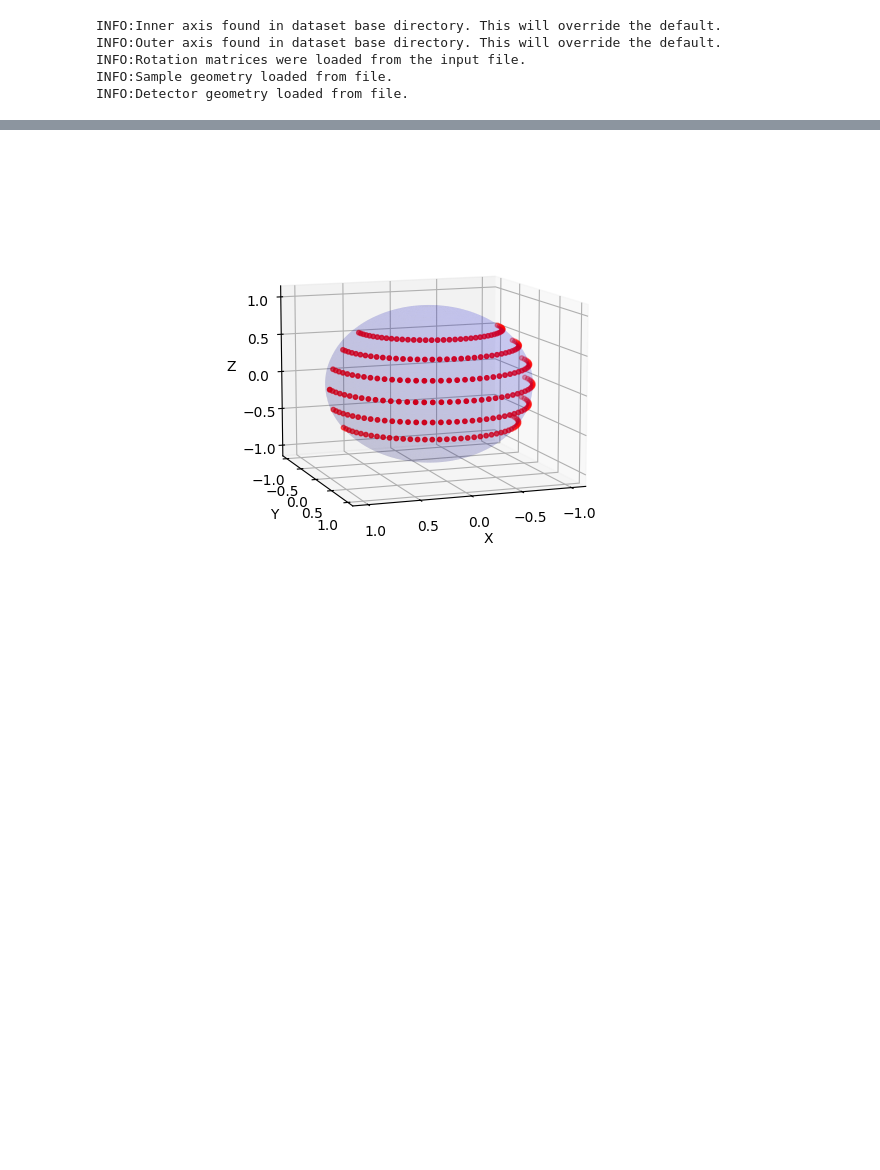
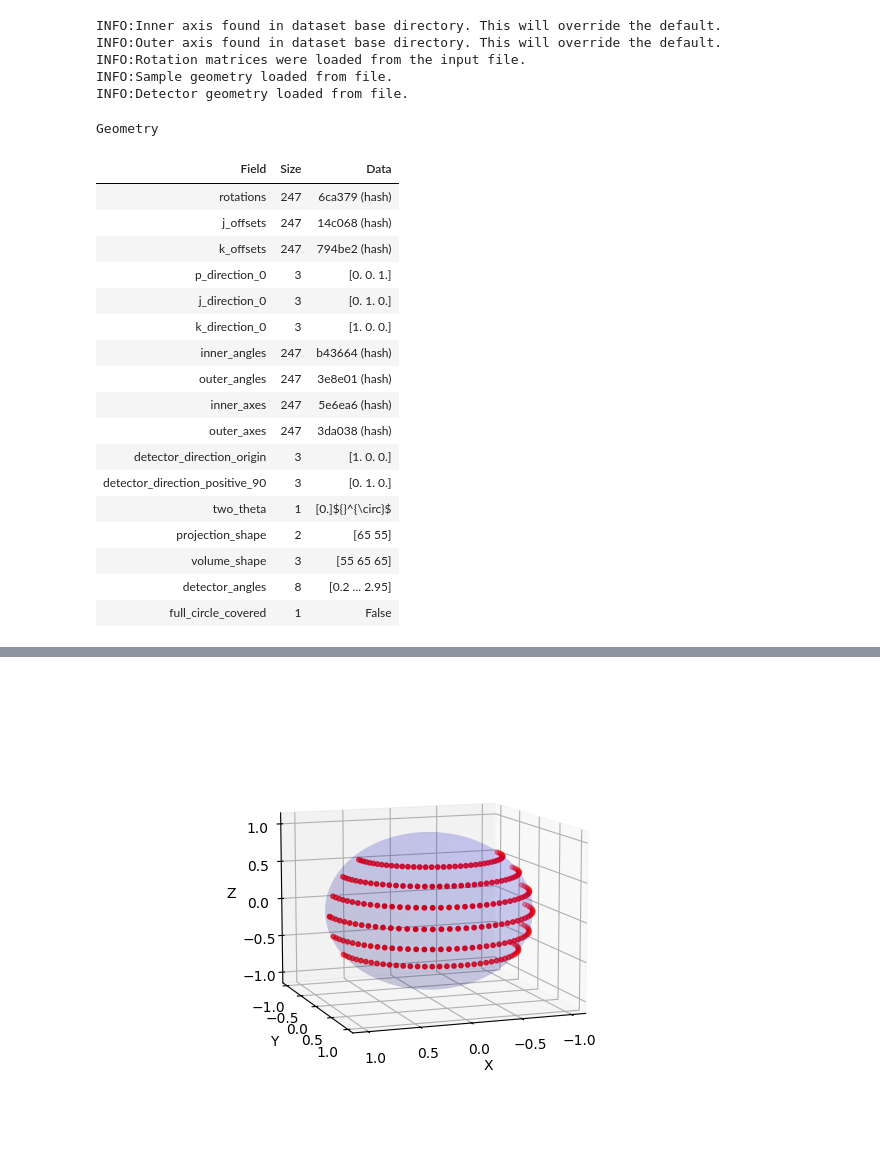
Before and after one commit to lfbarba/smartt, a Jupyter notebook: sici/bone-forward.ipynb, the cells around one changed output, grey strips where cells are left out. Drawn from its saved outputs; the diff is of its cells as text; code cells hidden in the pictures; blank space fills up the shorter version.

```diff
--- a/sici/bone-forward.ipynb
+++ b/sici/bone-forward.ipynb
@@ -24,8 +35,29 @@ INFO:Detector geometry loaded from file.
 # %%
 #save copy of origial geometry
 projections = dc.projections
 dc_copy = copy.deepcopy(dc)
 geometry_real = dc_copy.geometry
 rotations_real = dc_copy.geometry.rotations
 joff = dc_copy.geometry.j_offsets
 koff = dc_copy.geometry.k_offsets
+geometry_real
+# %% [output]
+Geometry
+| Field | Size | Data |
+| rotations | 247 | 6ca379 (hash) |
+| j_offsets | 247 | 14c068 (hash) |
+| k_offsets | 247 | 794be2 (hash) |
+| p_direction_0 | 3 | [0. 0. 1.] |
+| j_direction_0 | 3 | [0. 1. 0.] |
+| k_direction_0 | 3 | [1. 0. 0.] |
+| inner_angles | 247 | b43664 (hash) |
+| outer_angles | 247 | 3e8e01 (hash) |
+| inner_axes | 247 | 5e6ea6 (hash) |
+| outer_axes | 247 | 3da038 (hash) |
+| detector_direction_origin | 3 | [1. 0. 0.] |
+| detector_direction_positive_90 | 3 | [0. 1. 0.] |
+| two_theta | 1 | [0.]${}^{\circ}$ |
+| projection_shape | 2 | [65 55] |
+| volume_shape | 3 | [55 65 65] |
+| detector_angles | 8 | [0.2 ... 2.95] |
+| full_circle_covered | 1 | False |
```
Also changed, not shown: parts of 19 cells of this notebook, 18 other files.
